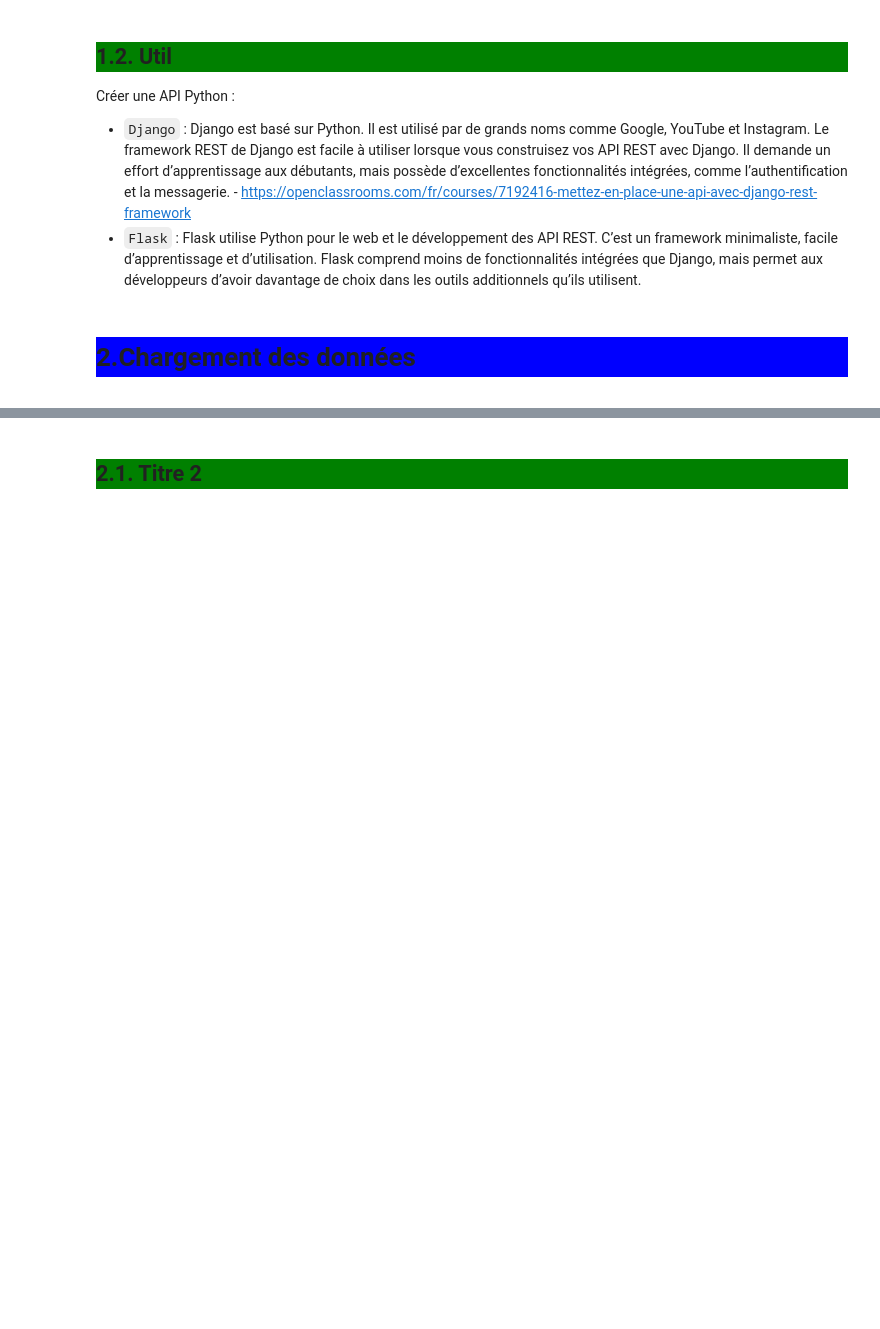
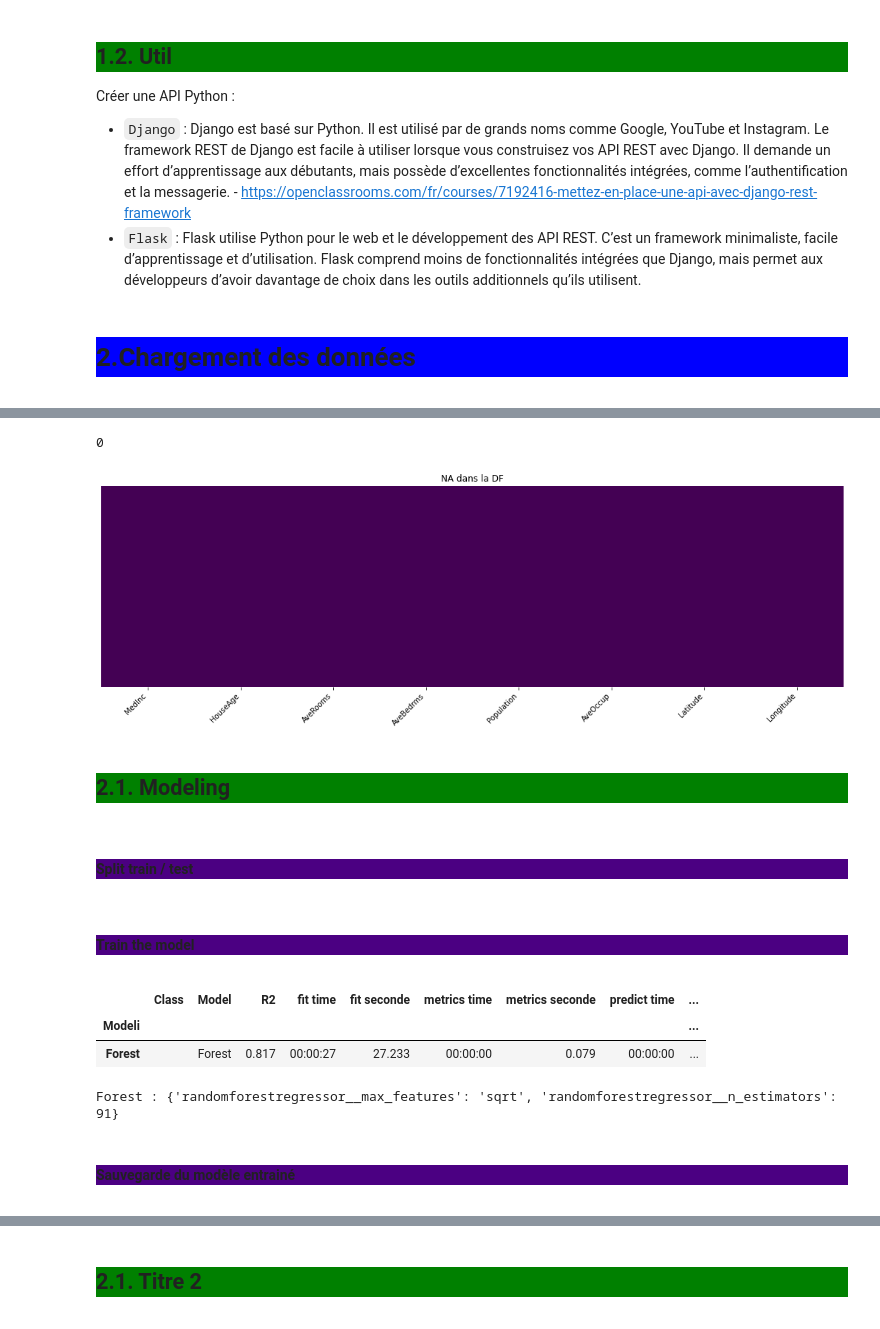
Before and after one commit to aurao22/projet_api_logement, a Jupyter notebook: api_logement_ara.ipynb, the cells around one changed output, grey strips where cells are left out. Cells and saved outputs as stored; diff of their text form; code cells hidden in the pictures; blank space fills up the shorter version.

Commit message:
Ajout du modèle

```diff
--- a/api_logement_ara.ipynb
+++ b/api_logement_ara.ipynb
@@ -45,0 +68,5 @@ Créer une API Python :
+# %%
+california_housing = fetch_california_housing(as_frame=True)
+df_california_housing = california_housing.data
+target = california_housing.target
+df_california_housing
@@ -45,0 +102,23 @@ Créer une API Python :
+# %%
+target.isna().sum()
+# %% [output]
+0
+# %%
+figure, ax = color_graph_background(1,1)
+sns.heatmap(df_california_housing.isnull(), yticklabels=False,cbar=False, cmap='viridis')
+plt.xticks(rotation=45, ha="right", fontsize=10)
+plt.title("NA dans la DF")
+figure.set_size_inches(18, 5, forward=True)
+plt.show()
+# %% [output]
+[figure, added]
+# %% [markdown]
+<div style="display: flex; background-color: green;" >
+
+## 2.1. Modeling
+</div>
+# %% [markdown]
+<div style="display: flex; background-color: indigo;" >
+
+#### Split train / test
+</div>
@@ -45,0 +135,5 @@ Créer une API Python :
+# %% [markdown]
+<div style="display: flex; background-color: indigo;" >
+
+#### Train the model
+</div>
@@ -45,0 +149,19 @@ Créer une API Python :
+# %%
+modeldic, scores = fit_and_test_models(models_list, X_train, y_train, X_test, y_test, y_column_name=None, scores=None, verbose=verbose, metrics=1)
+
+score_all_class_df = pd.DataFrame(scores).set_index("Modeli")
+score_all_class_df = score_all_class_df.round(decimals=3)
+score_all_class_df
+# %% [output]
+|  | Class | Model | R2 | fit time | fit seconde | metrics time | metrics seconde | predict time | ... |
+| Modeli |  |  |  |  |  |  |  |  | ... |
+| Forest |  | Forest | 0.817 | 00:00:27 | 27.233 | 00:00:00 | 0.079 | 00:00:00 | ... |
+# %%
+print("Forest :",modeldic['Forest'].best_params_)
+# %% [output]
+Forest : {'randomforestregressor__max_features': 'sqrt', 'randomforestregressor__n_estimators': 91}
+# %% [markdown]
+<div style="display: flex; background-color: indigo;" >
+
+#### Sauvegarde du modèle entrainé
+</div>
```
Also changed, not shown: parts of 15 cells of this notebook, 2 other files.
